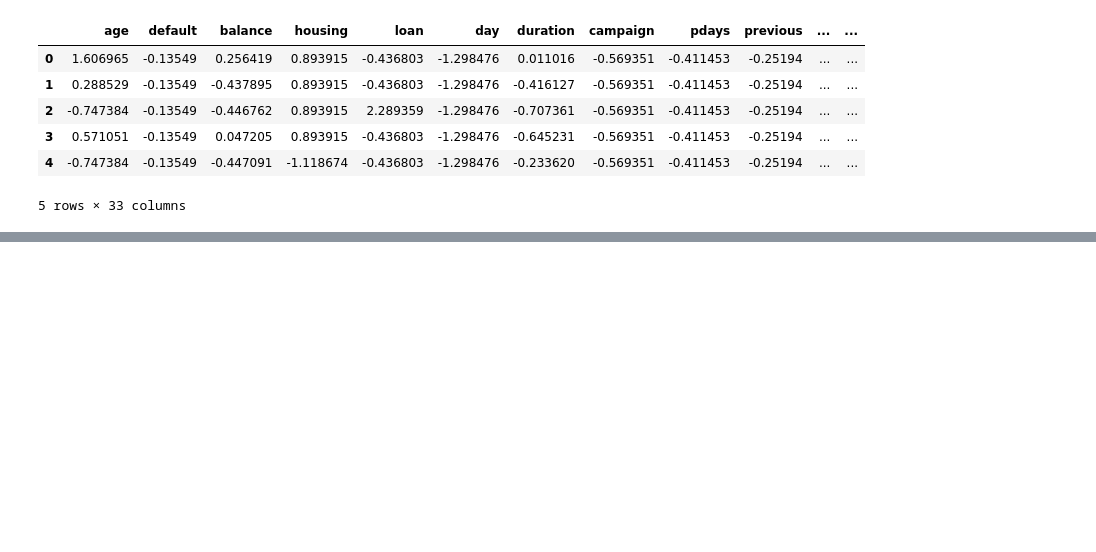
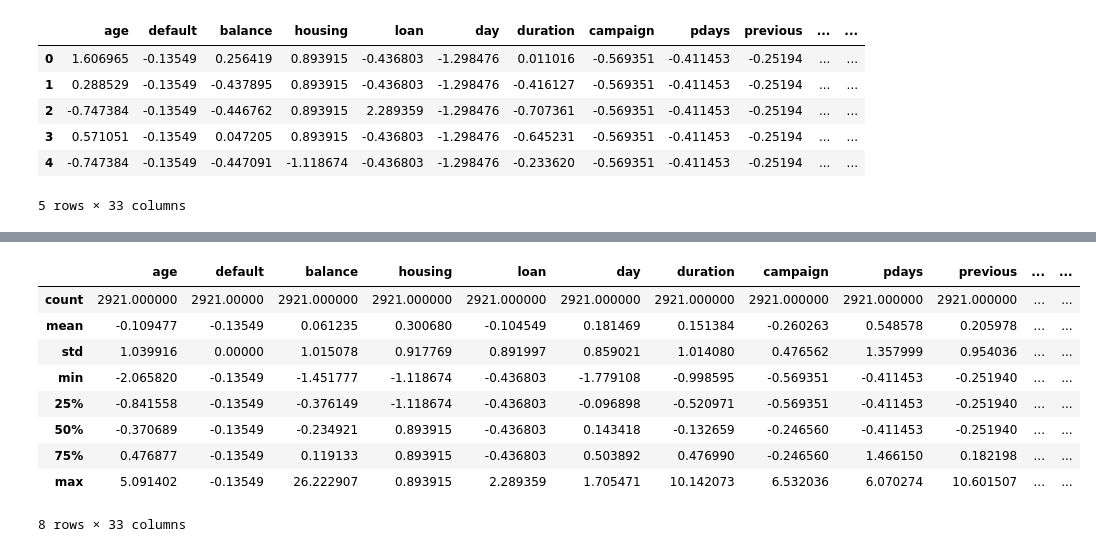
Before and after one commit to diligejy/python_analysis, a Jupyter notebook: ml_preprocessing/source_code/ch4.ipynb, the cells around one changed output, grey strips where cells are left out. Drawn from its saved outputs; the diff is of its cells as text; code cells hidden in the pictures; blank space fills up the shorter version.

```diff
--- a/ml_preprocessing/source_code/ch4.ipynb
+++ b/ml_preprocessing/source_code/ch4.ipynb
@@ -169 +169,14 @@ bank_df_sc['group'].value_counts()
 Name: group, dtype: int64
+# %%
+bank_df_sc[bank_df_sc['group'] == 0].describe()
+# %% [output]
+|  | age | default | balance | housing | loan | day | duration | campaign | pdays | previous | ... | ... |
+| count | 2921.000000 | 2921.00000 | 2921.000000 | 2921.000000 | 2921.000000 | 2921.000000 | 2921.000000 | 2921.000000 | 2921.000000 | 2921.000000 | ... | ... |
+| mean | -0.109477 | -0.13549 | 0.061235 | 0.300680 | -0.104549 | 0.181469 | 0.151384 | -0.260263 | 0.548578 | 0.205978 | ... | ... |
+| std | 1.039916 | 0.00000 | 1.015078 | 0.917769 | 0.891997 | 0.859021 | 1.014080 | 0.476562 | 1.357999 | 0.954036 | ... | ... |
+| min | -2.065820 | -0.13549 | -1.451777 | -1.118674 | -0.436803 | -1.779108 | -0.998595 | -0.569351 | -0.411453 | -0.251940 | ... | ... |
+| 25% | -0.841558 | -0.13549 | -0.376149 | -1.118674 | -0.436803 | -0.096898 | -0.520971 | -0.569351 | -0.411453 | -0.251940 | ... | ... |
+| 50% | -0.370689 | -0.13549 | -0.234921 | 0.893915 | -0.436803 | 0.143418 | -0.132659 | -0.246560 | -0.411453 | -0.251940 | ... | ... |
+| 75% | 0.476877 | -0.13549 | 0.119133 | 0.893915 | -0.436803 | 0.503892 | 0.476990 | -0.246560 | 1.466150 | 0.182198 | ... | ... |
+| max | 5.091402 | -0.13549 | 26.222907 | 0.893915 | 2.289359 | 1.705471 | 10.142073 | 6.532036 | 6.070274 | 10.601507 | ... | ... |
+8 rows × 33 columns
```
Also changed, not shown: parts of 7 cells of this notebook, 11 other files.
